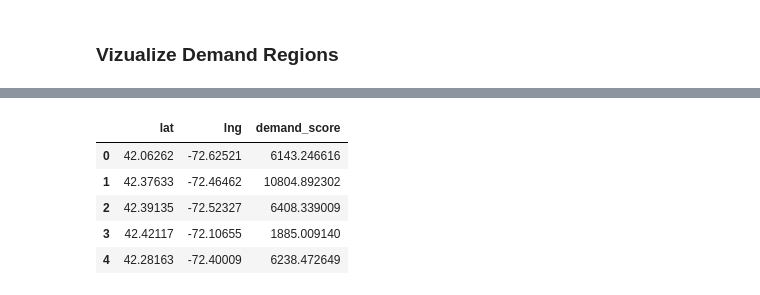
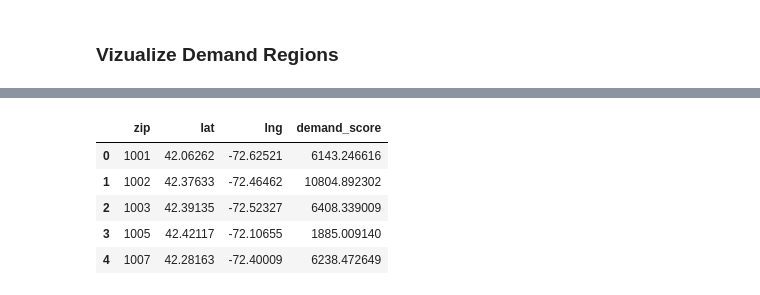
Before and after one commit to PT-inc/WhereToPut-It, a Jupyter notebook: Notebooks/Demand_Regions.ipynb, the cells around one changed output, grey strips where cells are left out. Drawn from its saved outputs; the diff is of its cells as text; code cells hidden in the pictures.

Commit message:
Remove Index From demandRegions.csv and Write Zip Code

```diff
--- a/Notebooks/Demand_Regions.ipynb
+++ b/Notebooks/Demand_Regions.ipynb
@@ -283,11 +282,11 @@ Requirement already satisfied: packaging in /usr/local/anaconda3/2023.03/lib/pyt
 # %%
-demand_region_df = joined_df[["lat", "lng", "demand_score"]]
+demand_region_df = joined_df[["zip", "lat", "lng", "demand_score"]]
 demand_region_df.head()
 # %% [output]
-|  | lat | lng | demand_score |
-| 0 | 42.06262 | -72.62521 | 6143.246616 |
-| 1 | 42.37633 | -72.46462 | 10804.892302 |
-| 2 | 42.39135 | -72.52327 | 6408.339009 |
-| 3 | 42.42117 | -72.10655 | 1885.009140 |
-| 4 | 42.28163 | -72.40009 | 6238.472649 |
+|  | zip | lat | lng | demand_score |
+| 0 | 1001 | 42.06262 | -72.62521 | 6143.246616 |
+| 1 | 1002 | 42.37633 | -72.46462 | 10804.892302 |
+| 2 | 1003 | 42.39135 | -72.52327 | 6408.339009 |
+| 3 | 1005 | 42.42117 | -72.10655 | 1885.009140 |
+| 4 | 1007 | 42.28163 | -72.40009 | 6238.472649 |
 # %%
```
Also changed, not shown: parts of 2 cells of this notebook, 1 other file.
